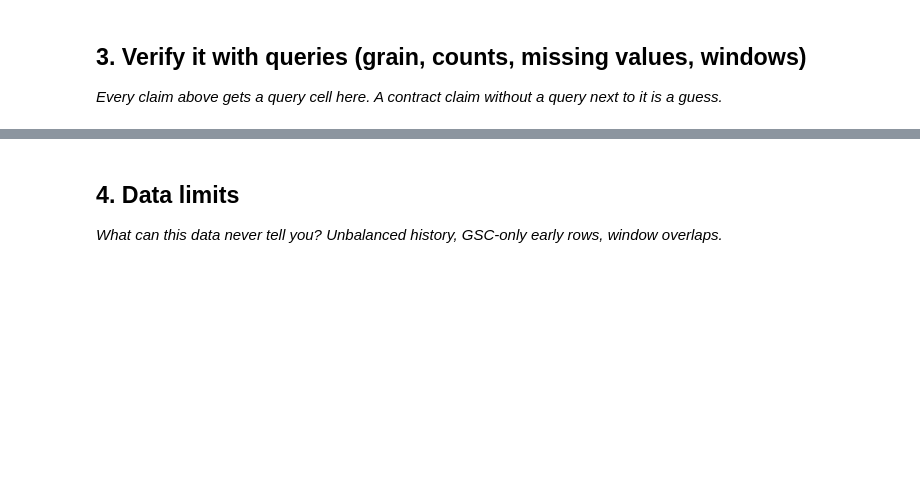
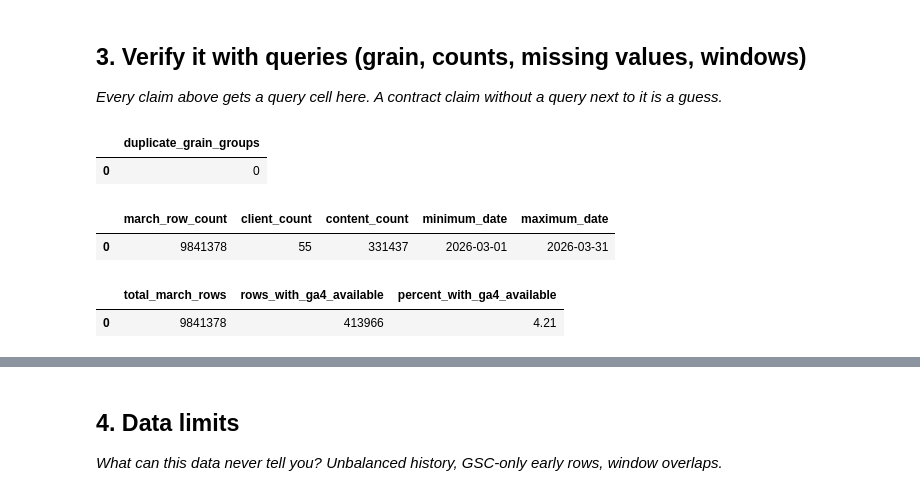
Before and after one commit to Abdelrahmanshaheen1/flyrank-ml-internship, a Jupyter notebook: work/notebooks/w03_data_contract.ipynb, the cells around one changed output, grey strips where cells are left out. Drawn from its saved outputs; the diff is of its cells as text; code cells hidden in the pictures; blank space fills up the shorter version.

```diff
--- a/work/notebooks/w03_data_contract.ipynb
+++ b/work/notebooks/w03_data_contract.ipynb
@@ -18,3 +122,75 @@ This skeleton is yours to fill. Work the sections **in order** — each one has
 ## 3. Verify it with queries (grain, counts, missing values, windows)
 
 *Every claim above gets a query cell here. A contract claim without a query next to it is a guess.*
+# %%
+# Verification Query 1:
+# Are there any duplicate rows at the documented
+# report_date × client × content grain?
+
+grain_check = con.sql(f"""
+    SELECT COUNT(*) AS duplicate_grain_groups
+    FROM (
+        SELECT
+            report_date,
+            client_hash_id,
+            content_hash_id,
+            COUNT(*) AS rows_at_grain
+        FROM {MARCH_DAILY}
+        GROUP BY
+            report_date,
+            client_hash_id,
+            content_hash_id
+        HAVING COUNT(*) > 1
+    ) AS duplicates
+""").df()
+
+grain_check
+# %% [output]
+|  | duplicate_grain_groups |
+| 0 | 0 |
+# %%
+# Verification Query 2:
+# How large is the March slice, and which dates does it contain?
+
+slice_check = con.sql(f"""
+    SELECT
+        COUNT(*) AS march_row_count,
+        COUNT(DISTINCT client_hash_id) AS client_count,
+        COUNT(DISTINCT content_hash_id) AS content_count,
+        MIN(report_date) AS minimum_date,
+        MAX(report_date) AS maximum_date
+    FROM {MARCH_DAILY}
+""").df()
+
+slice_check
+# %% [output]
+|  | march_row_count | client_count | content_count | minimum_date | maximum_date |
+| 0 | 9841378 | 55 | 331437 | 2026-03-01 | 2026-03-31 |
+# %%
+# Verification Query 3:
+# How many March rows survive when GA4 data is genuinely available?
+
+availability_check = con.sql(f"""
+    SELECT
+        COUNT(*) AS total_march_rows,
+
+        COUNT(*) FILTER (
+            WHERE ga4_data_available IS TRUE
+        ) AS rows_with_ga4_available,
+
+        ROUND(
+            100.0 *
+            COUNT(*) FILTER (
+                WHERE ga4_data_available IS TRUE
+            ) /
+            NULLIF(COUNT(*), 0),
+            2
+        ) AS percent_with_ga4_available
+
+    FROM {MARCH_DAILY}
+""").df()
+
+availability_check
+# %% [output]
+|  | total_march_rows | rows_with_ga4_available | percent_with_ga4_available |
+| 0 | 9841378 | 413966 | 4.21 |
```
Also changed, not shown: parts of 9 cells of this notebook.
